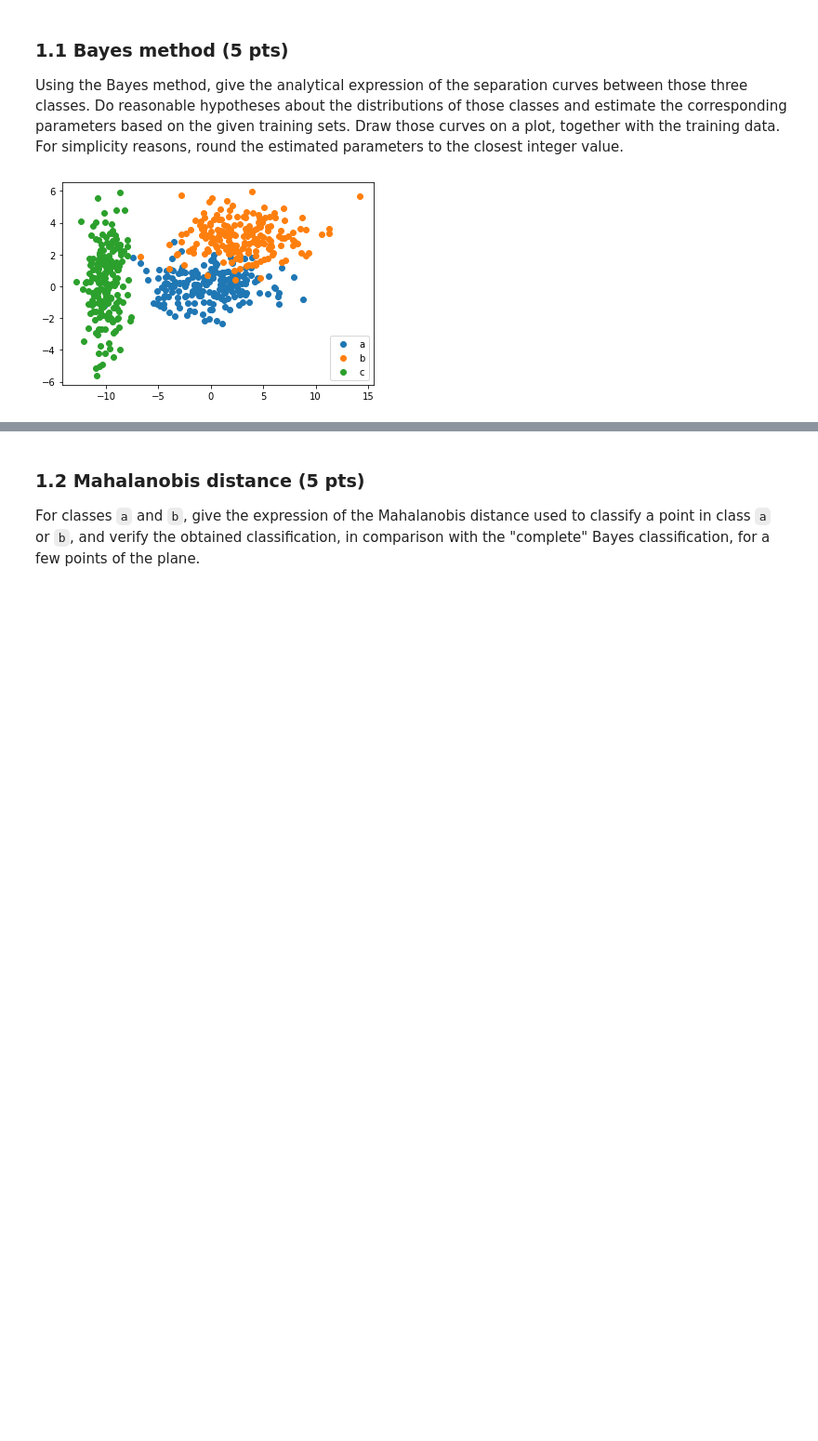
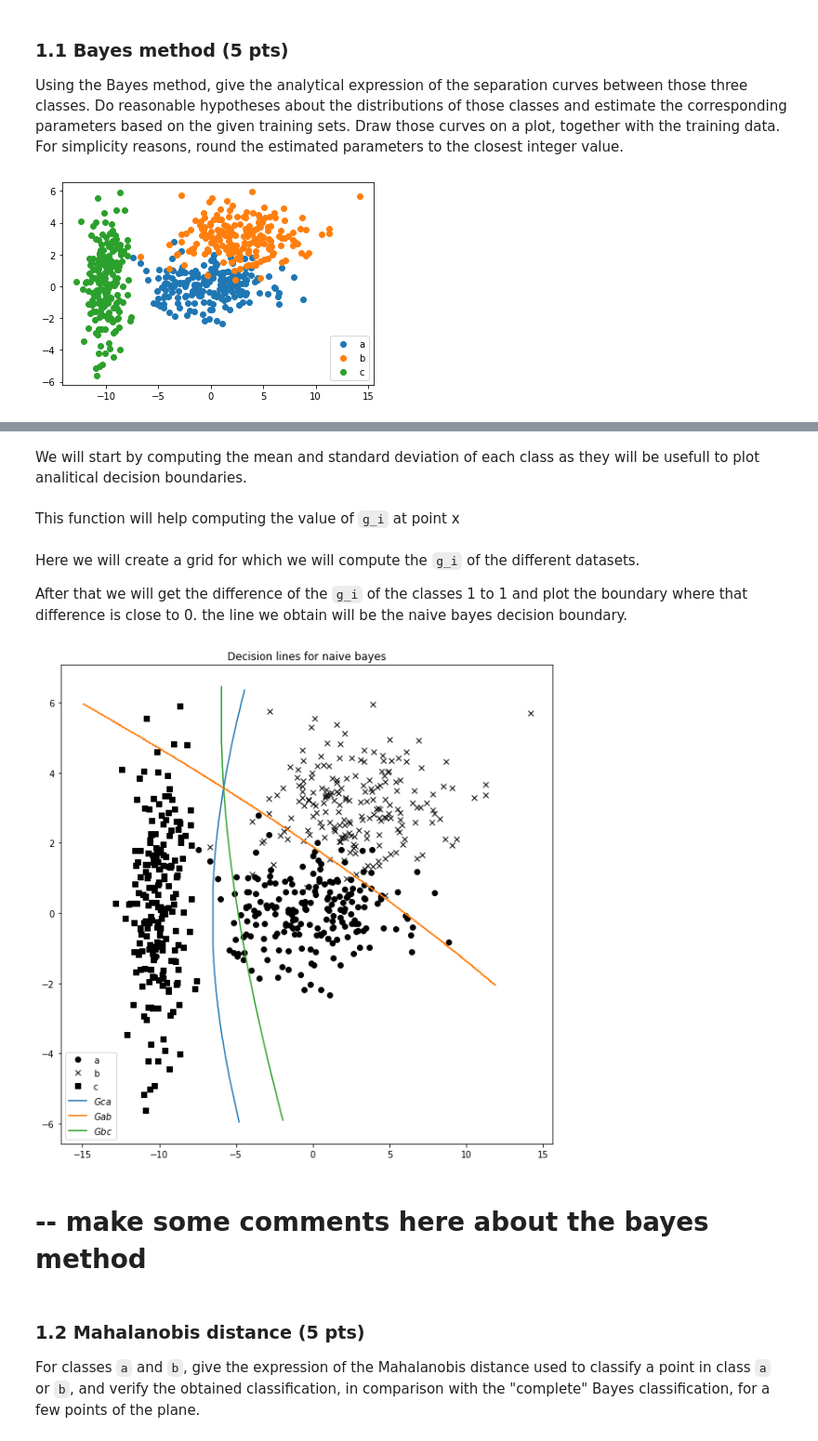
Before and after one commit to aalshabaan/iapr, a Jupyter notebook: labs/lab_03_classification.ipynb, the cells around one changed output, grey strips where cells are left out. Shown at 93% size. Cells and saved outputs as stored; diff of their text form; code cells hidden in the pictures; blank space fills up the shorter version.

```diff
--- a/labs/lab_03_classification.ipynb
+++ b/labs/lab_03_classification.ipynb
@@ -143,3 +141,73 @@ plt.show()
+# %% [markdown]
+We will start by computing the mean and standard deviation of each class as they will be usefull to plot analitical decision boundaries.
+# %%
+# compute dataset statistics
+means = np.mean(datasets, axis=1)
+sigmas = np.std(datasets, axis=1)
+# %% [markdown]
+This function will help computing the value of `g_i` at point x
+# %%
+# function to compute function g for one point
+def compute_g(mu, sigma, P=0.5, x=np.array([0, 1])):
+    # invert sigma
+    sig_inv = np.linalg.inv(np.diag(sigma))
+
+    # compute g at the location of the point
+    return - 0.5*(x.T @ sig_inv @ x) \
+           + 0.5*(x.T @ sig_inv @ mu) \
+           - 0.5*(mu.T @ sig_inv @ mu) \
+           + 0.5*(mu.T @ sig_inv @ x) + np.log(P)
+# %% [markdown]
+Here we will create a grid for which we will compute the `g_i` of the different datasets.
+
+After that we will get the difference of the `g_i` of the classes 1 to 1 and plot the boundary where that difference is close to 0. the line we obtain will be the naive bayes decision boundary.
+# %%
+# parameters
+step = 0.05  # grid spacing
+eps = 0.05  # margin for levels of g_i - g_j
+prior = 0.5
+min_x, max_x = -15, 12
+min_y, max_y = -6, 6.5
+
+x = np.arange(min_x, max_x, step)
+y = np.arange(min_y, max_y, step)
+
+nb_points_x = len(x)
+nb_points_y = len(y)
+nb_classes = len(datasets)
+
+# init gi matrix
+gi_mat = np.empty((nb_points_x, nb_points_y, nb_classes))
+
+for i,line in enumerate(x):
+    for j,col in enumerate(y):
+        for k in range(0, nb_classes):
+            gi_mat[i, j, k] = compute_g(means[k], sigmas[k], prior,  np.array([line,col]))
+
+# compute the separation line that represents level ≈0
+g_ca = abs(gi_mat[:,:,2] - gi_mat[:,:,0]) <= eps
+g_ab = abs(gi_mat[:,:,0] - gi_mat[:,:,1]) <= eps
+g_bc = abs(gi_mat[:,:,1] - gi_mat[:,:,2]) <= eps
+
+# plot the data in dark with different markers
+plt.figure(figsize=(10, 10))
+plt.plot(a[:,0], a[:,1], 'ko')
+plt.plot(b[:,0], b[:,1], 'kx')
+plt.plot(c[:,0], c[:,1], 'ks')
+
+# plot the separation lines
+for g_xx in list([g_ca, g_ab, g_bc]):
+    line = np.where(g_xx==True)  # gets positions in the array (sorted by y)
+    line1, line0 = zip(*sorted(zip(line[1], line[0])))  # sort the positions by x
+    plt.plot(np.array(line0)*step + min_x, np.array(line1)*step + min_y)
+
+plt.legend(['a','b','c', '$Gca$', '$Gab$', '$Gbc$'])
+plt.title('Decision lines for naive bayes')
+plt.show()
+# %% [output]
+[figure, added]
+# %% [markdown]
+# -- make some comments here about the bayes method
 # %% [markdown]
 ### 1.2 Mahalanobis distance (5 pts)
 For classes `a` and `b`, give the expression of the Mahalanobis distance used to classify a point in class `a` or `b`, and verify the obtained classification, in comparison with the "complete" Bayes classification, for a few points of the plane.
```
Also changed, not shown: parts of 12 cells of this notebook.
